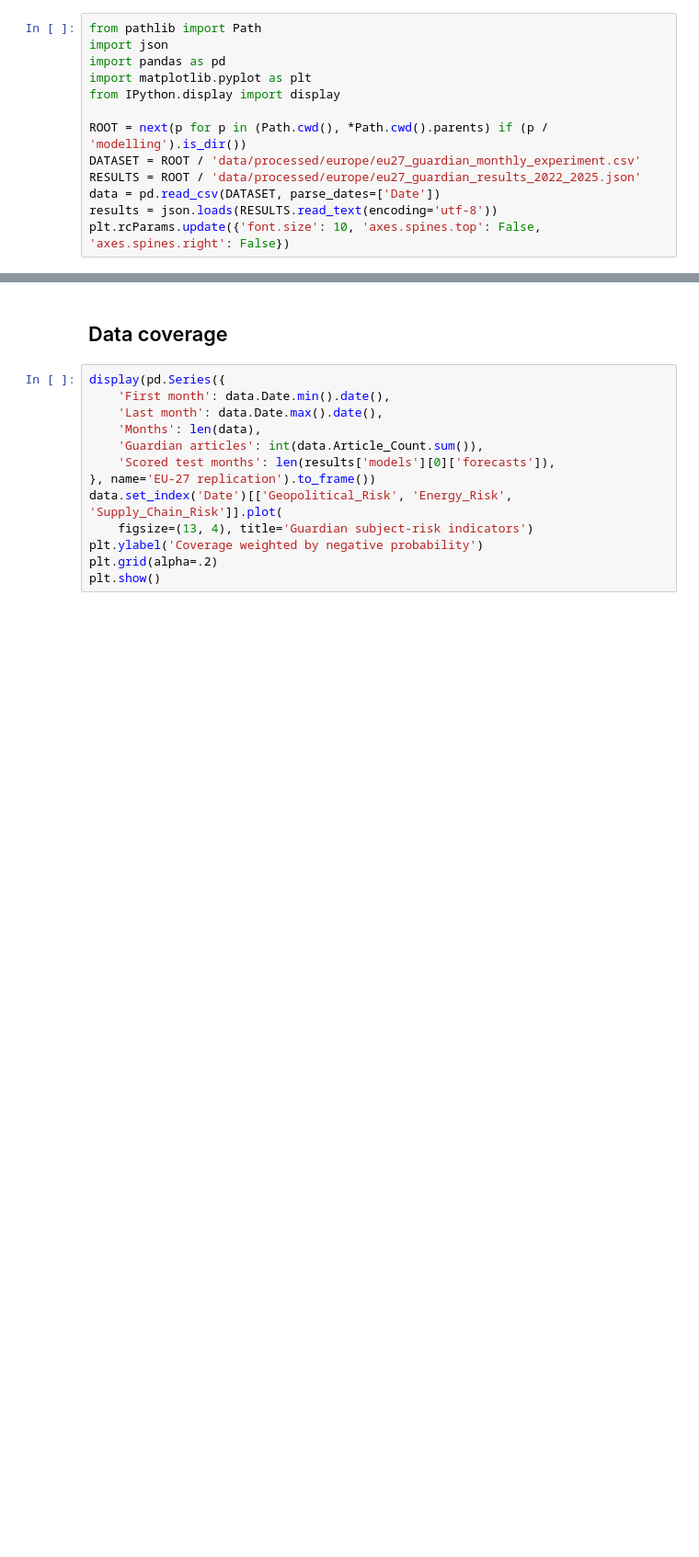
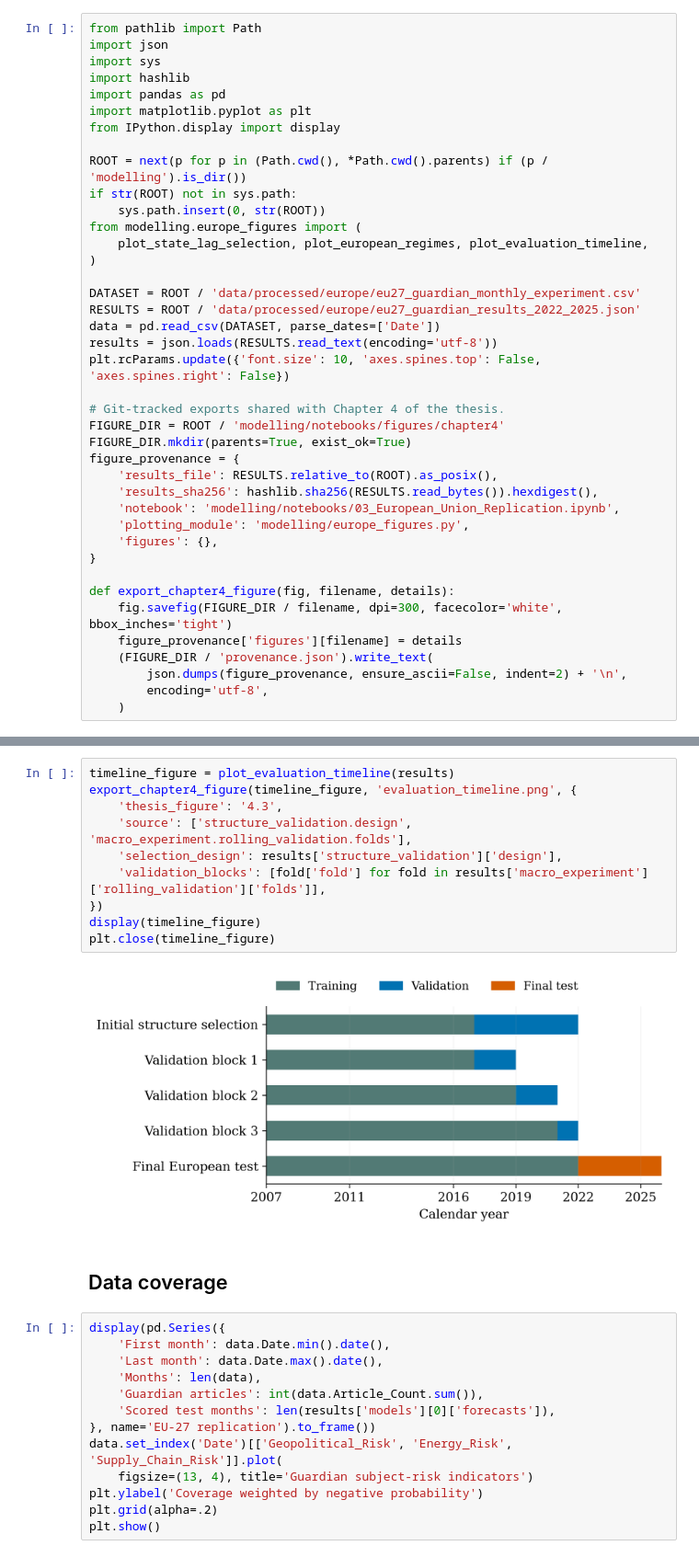
Before and after one commit to zahra-ynp/Thesis, a Jupyter notebook: modelling/notebooks/03_European_Union_Replication.ipynb, the cells around one changed output, grey strips where cells are left out. Shown at 92% size. Drawn from its saved outputs; the diff is of its cells as text; blank space fills up the shorter version.

Commit message:
Add some Figures for report

```diff
--- a/modelling/notebooks/03_European_Union_Replication.ipynb
+++ b/modelling/notebooks/03_European_Union_Replication.ipynb
@@ -4,13 +3,40 @@ Guardian news is combined with Eurostat EU-27 macroeconomic data. Forecast exper
 # %%
 from pathlib import Path
 import json
+import sys
+import hashlib
 import pandas as pd
 import matplotlib.pyplot as plt
 from IPython.display import display
 
 ROOT = next(p for p in (Path.cwd(), *Path.cwd().parents) if (p / 'modelling').is_dir())
+if str(ROOT) not in sys.path:
+    sys.path.insert(0, str(ROOT))
+from modelling.europe_figures import (
+    plot_state_lag_selection, plot_european_regimes, plot_evaluation_timeline,
+)
+
 DATASET = ROOT / 'data/processed/europe/eu27_guardian_monthly_experiment.csv'
 RESULTS = ROOT / 'data/processed/europe/eu27_guardian_results_2022_2025.json'
 data = pd.read_csv(DATASET, parse_dates=['Date'])
 results = json.loads(RESULTS.read_text(encoding='utf-8'))
 plt.rcParams.update({'font.size': 10, 'axes.spines.top': False, 'axes.spines.right': False})
+
+# Git-tracked exports shared with Chapter 4 of the thesis.
+FIGURE_DIR = ROOT / 'modelling/notebooks/figures/chapter4'
+FIGURE_DIR.mkdir(parents=True, exist_ok=True)
+figure_provenance = {
+    'results_file': RESULTS.relative_to(ROOT).as_posix(),
+    'results_sha256': hashlib.sha256(RESULTS.read_bytes()).hexdigest(),
+    'notebook': 'modelling/notebooks/03_European_Union_Replication.ipynb',
+    'plotting_module': 'modelling/europe_figures.py',
+    'figures': {},
+}
+
+def export_chapter4_figure(fig, filename, details):
+    fig.savefig(FIGURE_DIR / filename, dpi=300, facecolor='white', bbox_inches='tight')
+    figure_provenance['figures'][filename] = details
+    (FIGURE_DIR / 'provenance.json').write_text(
+        json.dumps(figure_provenance, ensure_ascii=False, indent=2) + '\n',
+        encoding='utf-8',
+    )
@@ -17,3 +45,15 @@ plt.rcParams.update({'font.size': 10, 'axes.spines.top': False, 'axes.spines.rig
+# %%
+timeline_figure = plot_evaluation_timeline(results)
+export_chapter4_figure(timeline_figure, 'evaluation_timeline.png', {
+    'thesis_figure': '4.3',
+    'source': ['structure_validation.design', 'macro_experiment.rolling_validation.folds'],
+    'selection_design': results['structure_validation']['design'],
+    'validation_blocks': [fold['fold'] for fold in results['macro_experiment']['rolling_validation']['folds']],
+})
+display(timeline_figure)
+plt.close(timeline_figure)
+# %% [output]
+[figure, added]
 # %% [markdown]
 ## Data coverage
 # %%
```
Also changed, not shown: parts of 8 cells of this notebook, 1 other file.
